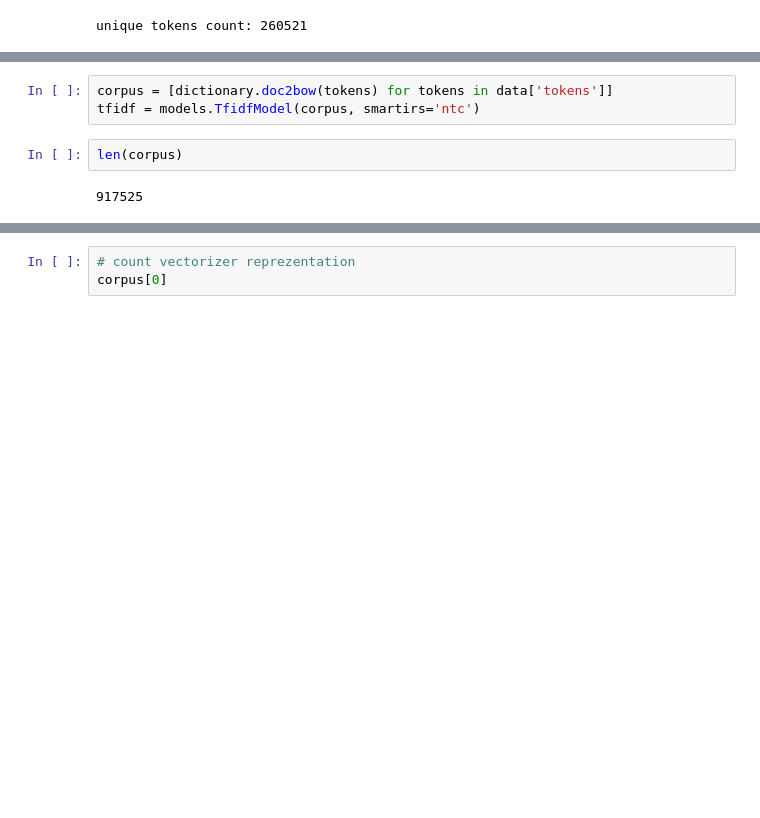
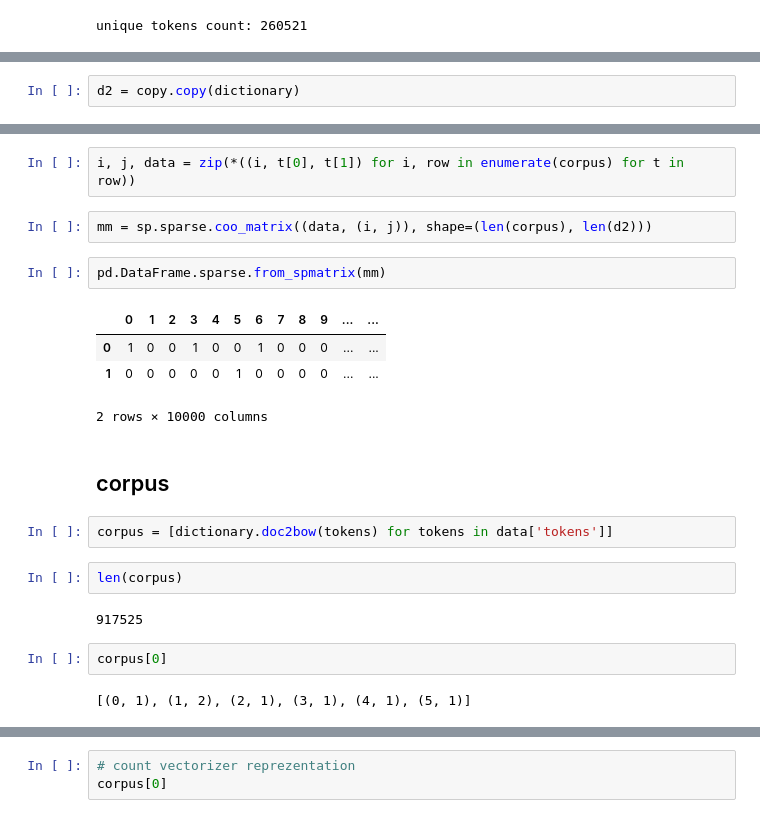
Before and after one commit to mbronis/gensim, a Jupyter notebook: gensim.ipynb, the cells around one changed output, grey strips where cells are left out. Cells and saved outputs as stored; diff of their text form; blank space fills up the shorter version.

```diff
--- a/gensim.ipynb
+++ b/gensim.ipynb
@@ -236,0 +324,2 @@ unique tokens count: 260521
+# %%
+d2 = copy.copy(dictionary)
@@ -237,7 +364,23 @@ unique tokens count: 260521
+# %%
+i, j, data = zip(*((i, t[0], t[1]) for i, row in enumerate(corpus) for t in row))
+# %%
+mm = sp.sparse.coo_matrix((data, (i, j)), shape=(len(corpus), len(d2)))
+# %%
+pd.DataFrame.sparse.from_spmatrix(mm)
+# %% [output]
+|  | 0 | 1 | 2 | 3 | 4 | 5 | 6 | 7 | 8 | 9 | ... | ... |
+| 0 | 1 | 0 | 0 | 1 | 0 | 0 | 1 | 0 | 0 | 0 | ... | ... |
+| 1 | 0 | 0 | 0 | 0 | 0 | 1 | 0 | 0 | 0 | 0 | ... | ... |
+2 rows × 10000 columns
+# %% [markdown]
+## corpus
 # %%
 corpus = [dictionary.doc2bow(tokens) for tokens in data['tokens']]
-tfidf = models.TfidfModel(corpus, smartirs='ntc')
-# %%
-len(corpus)
-# %% [output]
-917525
+# %%
+len(corpus)
+# %% [output]
+917525
+# %%
+corpus[0]
+# %% [output]
+[(0, 1), (1, 2), (2, 1), (3, 1), (4, 1), (5, 1)]
```
Also changed, not shown: parts of 70 cells of this notebook, 3 other files.
